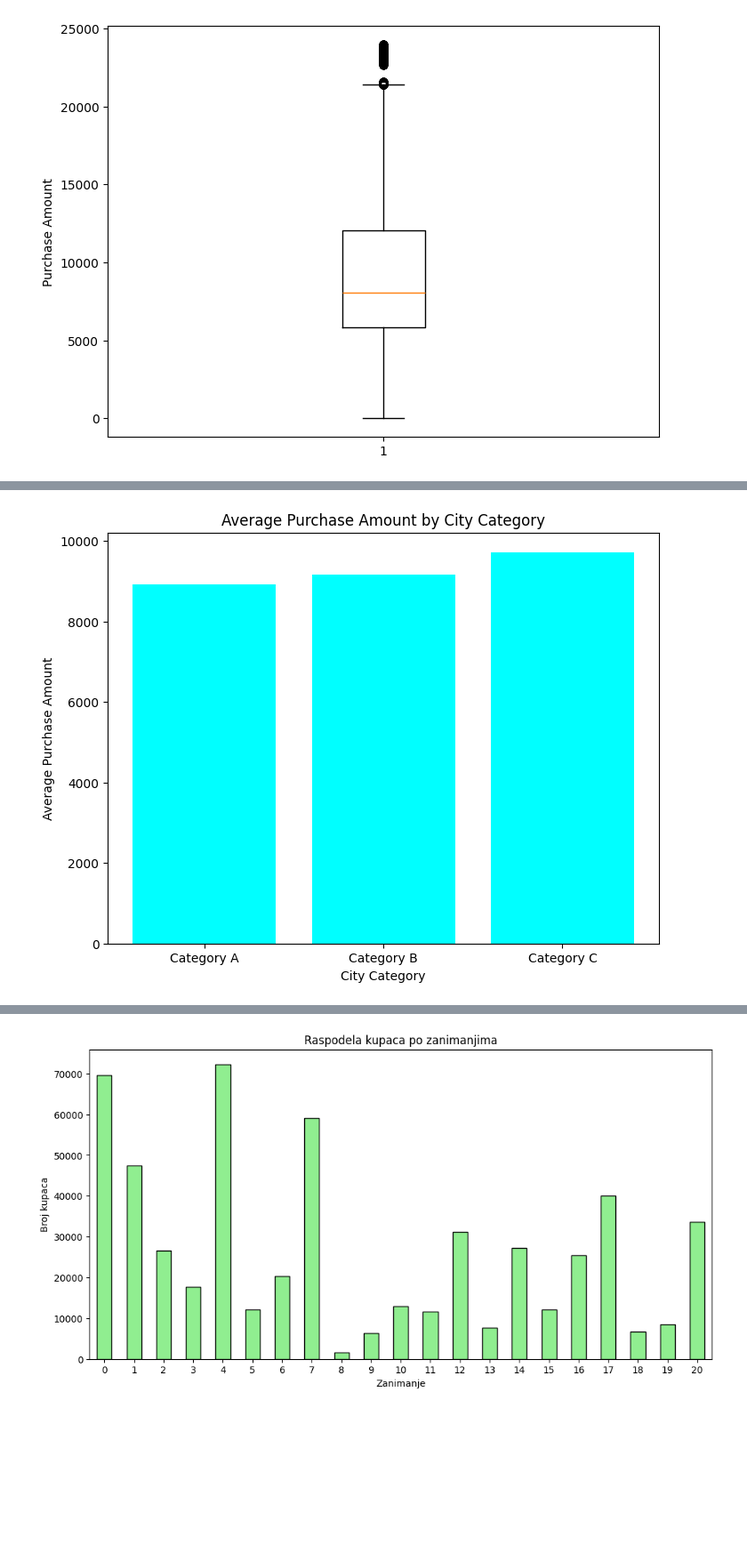
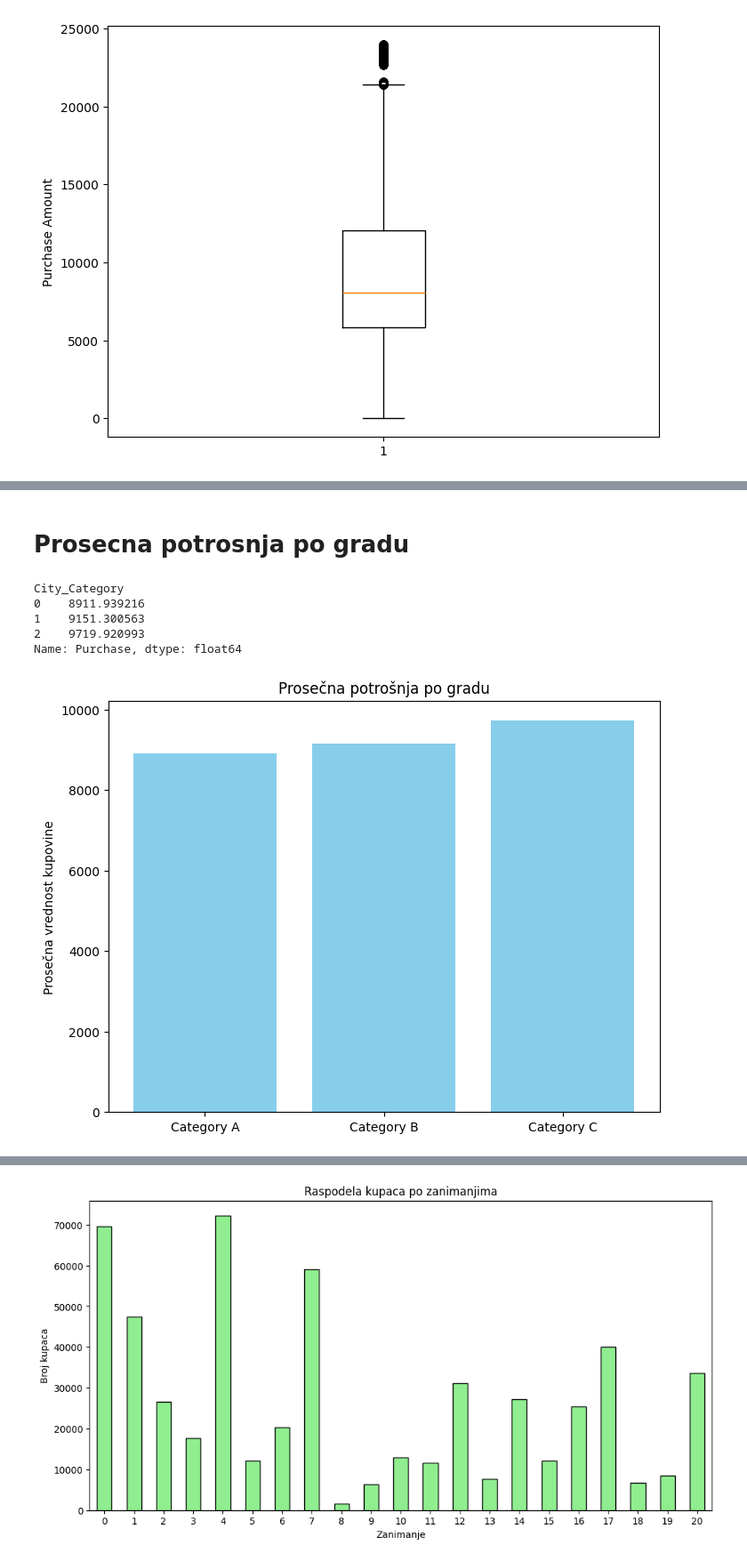
Before and after one commit to dunjica21/Projekat_ML, a Jupyter notebook: BlackFriday.ipynb, the cells around one changed output, grey strips where cells are left out. Shown: that part at 89% size. Drawn from its saved outputs; the diff is of its cells as text; code cells hidden in the pictures; blank space fills up the shorter version.

```diff
--- a/BlackFriday.ipynb
+++ b/BlackFriday.ipynb
@@ -62,6 +80,5 @@ Za početak izbacićemo kolone ID kupaca i proizvoda jer one nemaju nikakvog uti
 # %%
-data.drop('User_ID', axis=1, inplace=True)
-data.drop('Product_ID', axis=1, inplace=True)
+data.drop(['User_ID','Product_ID'], axis=1, inplace=True)
 # %% [markdown]
 U kolonama 'Age' i 'Stay_In_Current_City_Years' se javljaju plusevi koje ćemo ukloniti.
 # %%
@@ -194,11 +227,18 @@ plt.show()
+# %% [markdown]
+# Prosecna potrosnja po gradu
+# %%
+data.groupby('City_Category')['Purchase'].mean()
+# %% [output]
+City_Category
+0    8911.939216
+1    9151.300563
+2    9719.920993
+Name: Purchase, dtype: float64
 # %%
-city_purchase = data.groupby('City_Category')['Purchase'].mean()
-
 plt.figure(figsize=(8, 6))
-plt.bar(['Category A', 'Category B', 'Category C'], city_purchase.values, color='cyan')
-plt.title('Average Purchase Amount by City Category')
-plt.xlabel('City Category')
-plt.ylabel('Average Purchase Amount')
+plt.bar(['Category A', 'Category B', 'Category C'], data.groupby('City_Category')['Purchase'].mean().values, color='skyblue')
+plt.title('Prosečna potrošnja po gradu')
+plt.ylabel('Prosečna vrednost kupovine')
 plt.show()
 # %% [output]
-[figure, old version]
+[figure, new version]
```
Also changed, not shown: parts of 111 cells of this notebook, 1 other file.
